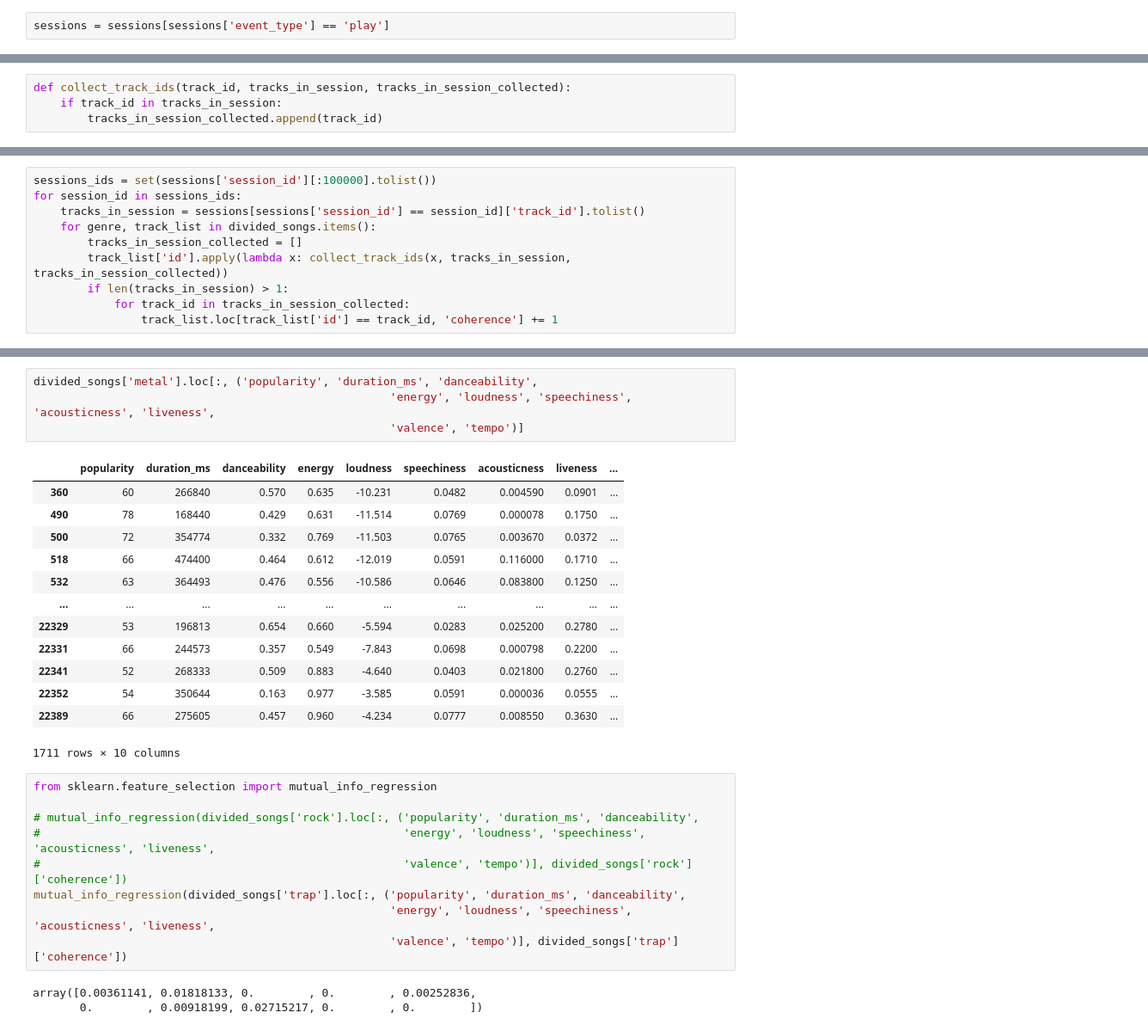
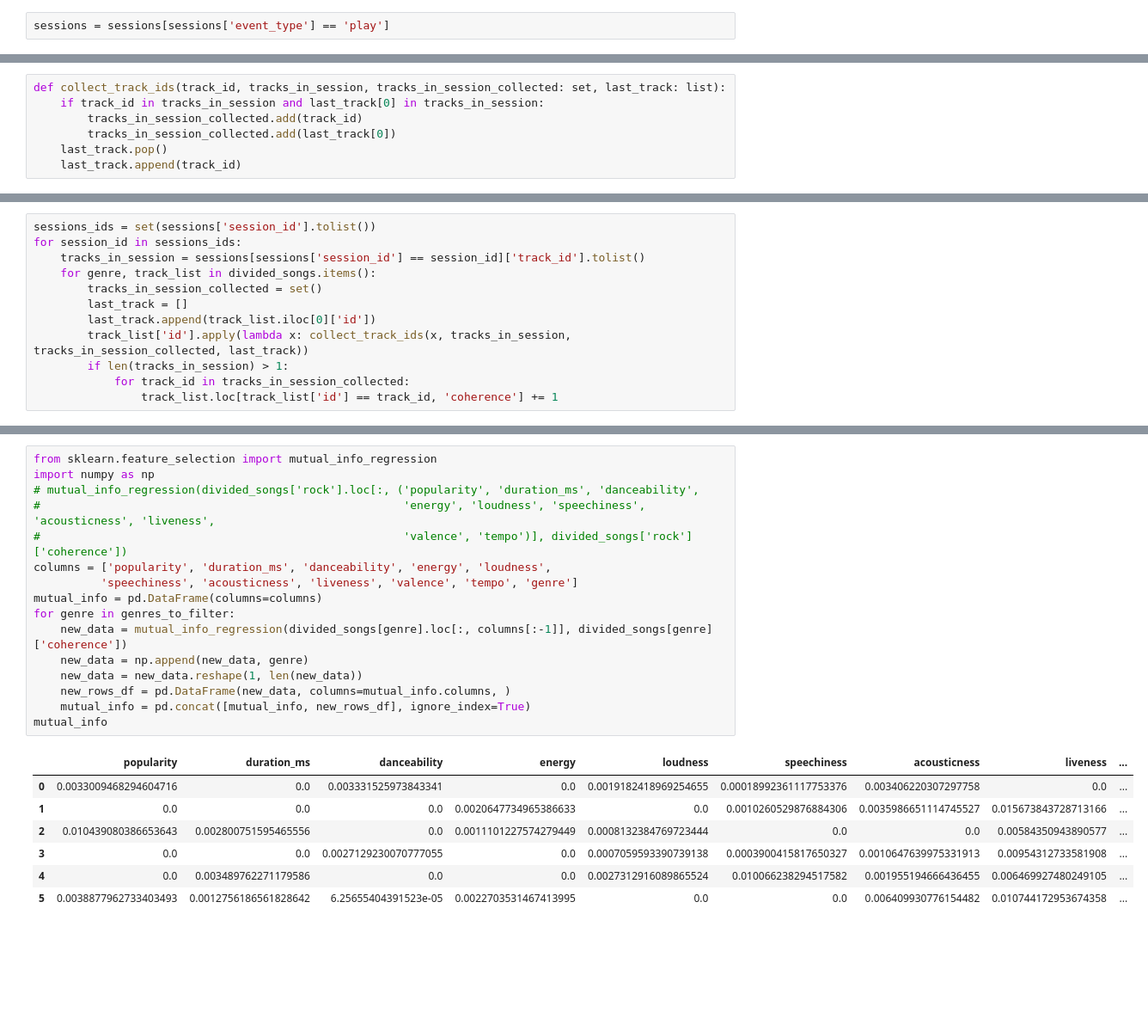
Before and after one commit to michal1010/song-recommendation-system, a Jupyter notebook: project.ipynb, the cells around one changed output, grey strips where cells are left out. Shown at 86% size. Saved outputs shown, nothing was run; the diff lists cells and outputs as text; blank space fills up the shorter version.

```diff
--- a/project.ipynb
+++ b/project.ipynb
@@ -132,6 +132,9 @@ Try using .loc[row_indexer,col_indexer] = value instead
 See the caveats in the documentation: https://pandas.pydata.org/pandas-docs/stable/user_guide/indexing.html#returning-a-view-versus-a-copy
   divided_songs[genre].loc[:, 'coherence'] = 0
 # %%
-def collect_track_ids(track_id, tracks_in_session, tracks_in_session_collected):
-    if track_id in tracks_in_session:
-        tracks_in_session_collected.append(track_id)
+def collect_track_ids(track_id, tracks_in_session, tracks_in_session_collected: set, last_track: list):
+    if track_id in tracks_in_session and last_track[0] in tracks_in_session:
+        tracks_in_session_collected.add(track_id)
+        tracks_in_session_collected.add(last_track[0])
+    last_track.pop()
+    last_track.append(track_id)
@@ -138,10 +156,12 @@ def collect_track_ids(track_id, tracks_in_session, tracks_in_session_collected):
 # %%
-sessions_ids = set(sessions['session_id'][:100000].tolist())
+sessions_ids = set(sessions['session_id'].tolist())
 for session_id in sessions_ids:
     tracks_in_session = sessions[sessions['session_id'] == session_id]['track_id'].tolist()
     for genre, track_list in divided_songs.items():
-        tracks_in_session_collected = []
-        track_list['id'].apply(lambda x: collect_track_ids(x, tracks_in_session, tracks_in_session_collected))
+        tracks_in_session_collected = set()
+        last_track = []
+        last_track.append(track_list.iloc[0]['id'])
+        track_list['id'].apply(lambda x: collect_track_ids(x, tracks_in_session, tracks_in_session_collected, last_track))
         if len(tracks_in_session) > 1:
             for track_id in tracks_in_session_collected:
                 track_list.loc[track_list['id'] == track_id, 'coherence'] += 1
@@ -183,30 +203,24 @@ covariance_matrix.style.background_gradient(cmap='coolwarm', axis=None, vmin=-1,
-# %%
-divided_songs['metal'].loc[:, ('popularity', 'duration_ms', 'danceability',
-                                                     'energy', 'loudness', 'speechiness', 'acousticness', 'liveness',
-                                                     'valence', 'tempo')]
-# %% [output]
-|  | popularity | duration_ms | danceability | energy | loudness | speechiness | acousticness | liveness | ... |
-| 360 | 60 | 266840 | 0.570 | 0.635 | -10.231 | 0.0482 | 0.004590 | 0.0901 | ... |
-| 490 | 78 | 168440 | 0.429 | 0.631 | -11.514 | 0.0769 | 0.000078 | 0.1750 | ... |
-| 500 | 72 | 354774 | 0.332 | 0.769 | -11.503 | 0.0765 | 0.003670 | 0.0372 | ... |
-| 518 | 66 | 474400 | 0.464 | 0.612 | -12.019 | 0.0591 | 0.116000 | 0.1710 | ... |
-| 532 | 63 | 364493 | 0.476 | 0.556 | -10.586 | 0.0646 | 0.083800 | 0.1250 | ... |
-| ... | ... | ... | ... | ... | ... | ... | ... | ... | ... |
-| 22329 | 53 | 196813 | 0.654 | 0.660 | -5.594 | 0.0283 | 0.025200 | 0.2780 | ... |
-| 22331 | 66 | 244573 | 0.357 | 0.549 | -7.843 | 0.0698 | 0.000798 | 0.2200 | ... |
-| 22341 | 52 | 268333 | 0.509 | 0.883 | -4.640 | 0.0403 | 0.021800 | 0.2760 | ... |
-| 22352 | 54 | 350644 | 0.163 | 0.977 | -3.585 | 0.0591 | 0.000036 | 0.0555 | ... |
-| 22389 | 66 | 275605 | 0.457 | 0.960 | -4.234 | 0.0777 | 0.008550 | 0.3630 | ... |
-1711 rows × 10 columns
 # %%
 from sklearn.feature_selection import mutual_info_regression
-
+import numpy as np
 # mutual_info_regression(divided_songs['rock'].loc[:, ('popularity', 'duration_ms', 'danceability',
 #                                                      'energy', 'loudness', 'speechiness', 'acousticness', 'liveness',
 #                                                      'valence', 'tempo')], divided_songs['rock']['coherence'])
-mutual_info_regression(divided_songs['trap'].loc[:, ('popularity', 'duration_ms', 'danceability',
-                                                     'energy', 'loudness', 'speechiness', 'acousticness', 'liveness',
-                                                     'valence', 'tempo')], divided_songs['trap']['coherence'])
+columns = ['popularity', 'duration_ms', 'danceability', 'energy', 'loudness',
+          'speechiness', 'acousticness', 'liveness', 'valence', 'tempo', 'genre']
+mutual_info = pd.DataFrame(columns=columns)
+for genre in genres_to_filter:
+    new_data = mutual_info_regression(divided_songs[genre].loc[:, columns[:-1]], divided_songs[genre]['coherence'])
+    new_data = np.append(new_data, genre)
+    new_data = new_data.reshape(1, len(new_data))
+    new_rows_df = pd.DataFrame(new_data, columns=mutual_info.columns, )
+    mutual_info = pd.concat([mutual_info, new_rows_df], ignore_index=True)
+mutual_info
 # %% [output]
-array([0.00361141, 0.01818133, 0.        , 0.        , 0.00252836,
-       0.        , 0.00918199, 0.02715217, 0.        , 0.        ])
+|  | popularity | duration_ms | danceability | energy | loudness | speechiness | acousticness | liveness | ... |
+| 0 | 0.0033009468294604716 | 0.0 | 0.003331525973843341 | 0.0 | 0.0019182418969254655 | 0.00018992361117753376 | 0.003406220307297758 | 0.0 | ... |
+| 1 | 0.0 | 0.0 | 0.0 | 0.0020647734965386633 | 0.0 | 0.0010260529876884306 | 0.0035986651114745527 | 0.015673843728713166 | ... |
+| 2 | 0.010439080386653643 | 0.002800751595465556 | 0.0 | 0.0011101227574279449 | 0.0008132384769723444 | 0.0 | 0.0 | 0.00584350943890577 | ... |
+| 3 | 0.0 | 0.0 | 0.0027129230070777055 | 0.0 | 0.0007059593390739138 | 0.0003900415817650327 | 0.0010647639975331913 | 0.00954312733581908 | ... |
+| 4 | 0.0 | 0.003489762271179586 | 0.0 | 0.0 | 0.0027312916089865524 | 0.010066238294517582 | 0.001955194666436455 | 0.006469927480249105 | ... |
+| 5 | 0.0038877962733403493 | 0.0012756186561828642 | 6.25655404391523e-05 | 0.0022703531467413995 | 0.0 | 0.0 | 0.006409930776154482 | 0.010744172953674358 | ... |
```
Also changed, not shown: parts of 4 cells of this notebook.
